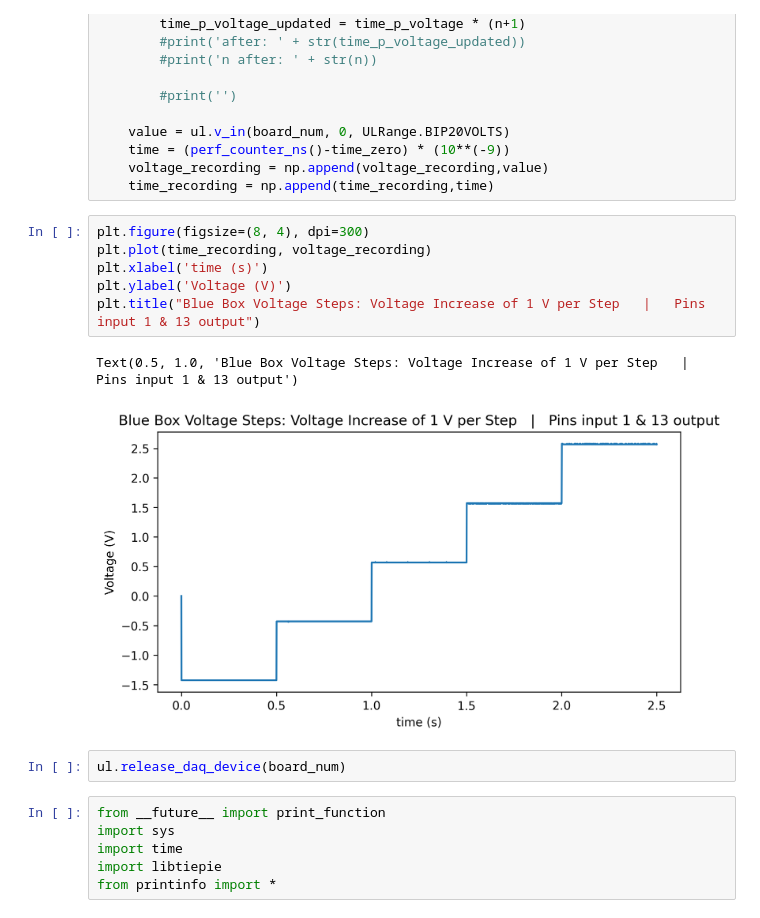
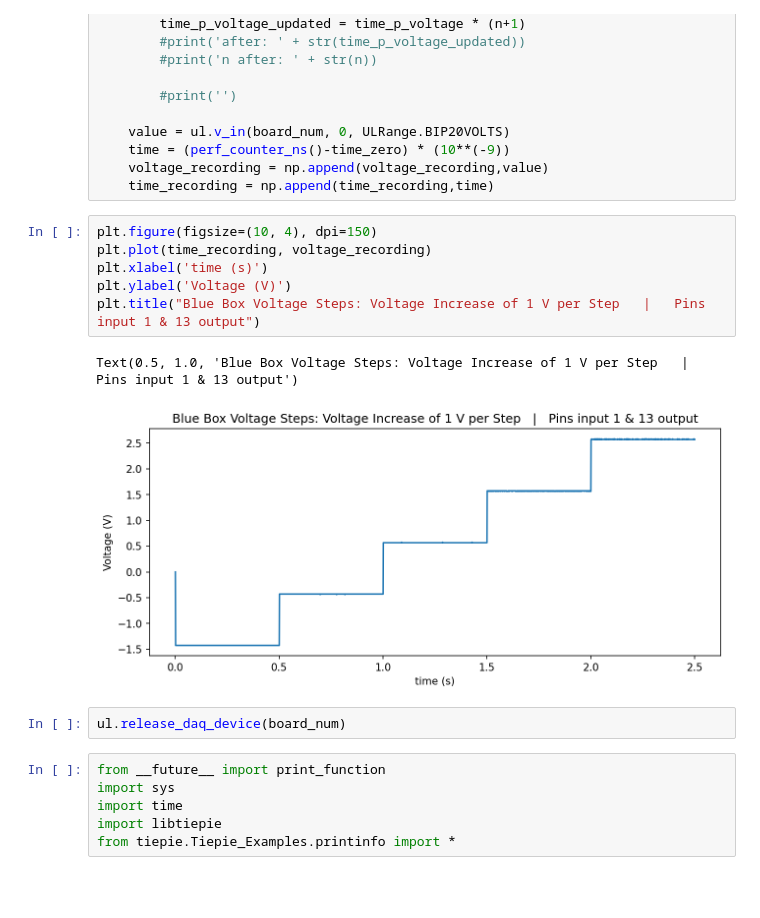
Before and after one commit to FNNDSC-BabyNIRS/calibration_r01, a Jupyter notebook: Test.ipynb, the cells around one changed output. Drawn from its saved outputs; the diff is of its cells as text; blank space fills up the shorter version.

```diff
--- a/Test.ipynb
+++ b/Test.ipynb
@@ -93,14 +94,14 @@ while time < total_time_measurement:
     voltage_recording = np.append(voltage_recording,value)
     time_recording = np.append(time_recording,time)
 # %%
-plt.figure(figsize=(8, 4), dpi=300)
+plt.figure(figsize=(10, 4), dpi=150)
 plt.plot(time_recording, voltage_recording)
 plt.xlabel('time (s)')
 plt.ylabel('Voltage (V)')
 plt.title("Blue Box Voltage Steps: Voltage Increase of 1 V per Step   |   Pins input 1 & 13 output")
 # %% [output]
 Text(0.5, 1.0, 'Blue Box Voltage Steps: Voltage Increase of 1 V per Step   |   Pins input 1 & 13 output')
-[figure, old version]
+[figure, new version]
 # %%
 ul.release_daq_device(board_num)
 # %%
@@ -108,4 +109,4 @@ from __future__ import print_function
 import sys
 import time
 import libtiepie
-from printinfo import *
+from tiepie.Tiepie_Examples.printinfo import *
```
Also changed, not shown: parts of 6 cells of this notebook.
